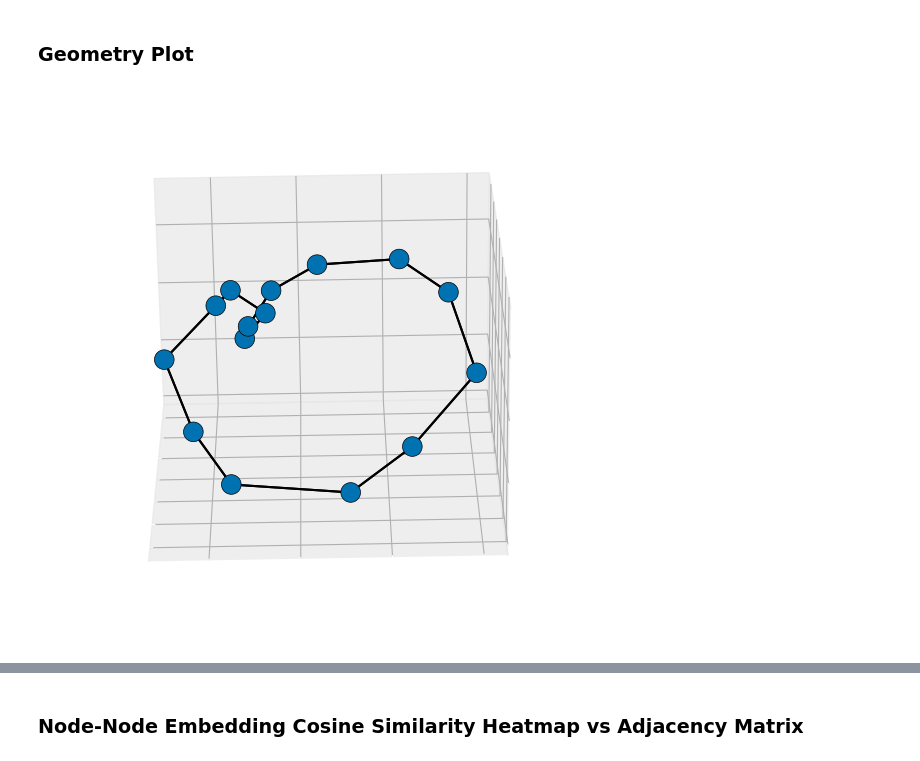
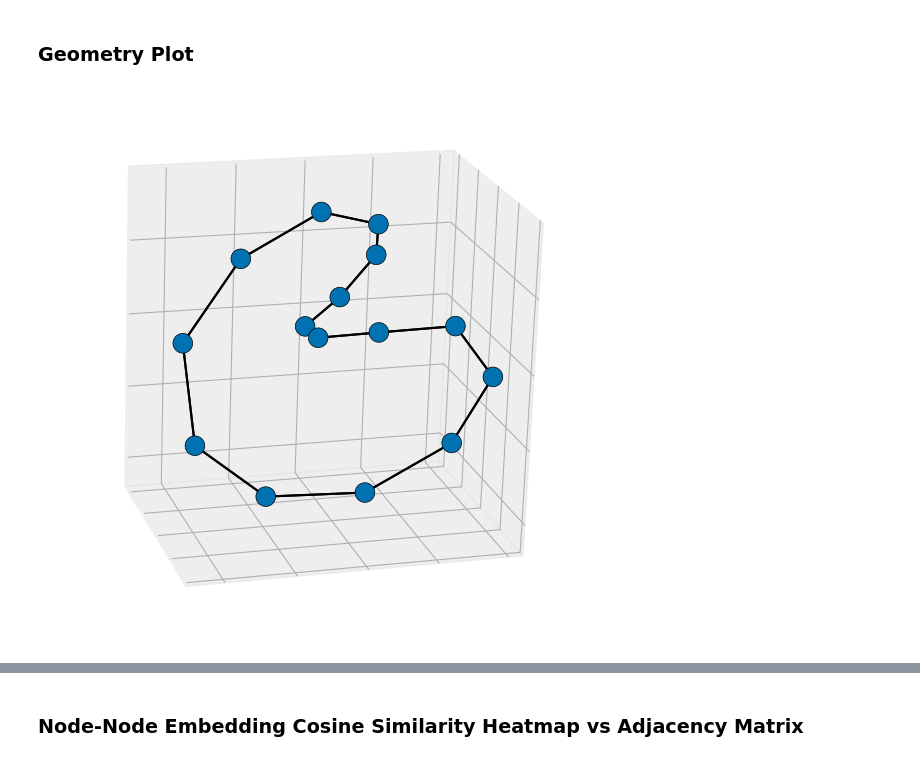
Before and after one commit to Shahriarnz14/Geometric_Memory, a Jupyter notebook: tiny_graphs_notebooks/experiment_notebooks_regularizers/tiny_neural_network_cycle_regularizers.ipynb, the cells around one changed output, grey strips where cells are left out. Saved outputs shown, nothing was run; the diff lists cells and outputs as text; code cells hidden in the pictures.

```diff
--- a/tiny_graphs_notebooks/experiment_notebooks_regularizers/tiny_neural_network_cycle_regularizers.ipynb
+++ b/tiny_graphs_notebooks/experiment_notebooks_regularizers/tiny_neural_network_cycle_regularizers.ipynb
@@ -1872,9 +1885,9 @@ Tiny cycle (V2) margins already computed: orig=-0.83, skewed=-1.57, acc=13.33%
 %matplotlib inline
 # %matplotlib widget
 
-cycle_v3_raw_elev = 25
-cycle_v3_raw_azim = -180
-cycle_v3_raw_roll = 1
+cycle_v3_raw_elev = -64
+cycle_v3_raw_azim = -130
+cycle_v3_raw_roll = 41
 
 # Styled plotting constants for this block
 cycle_v3_styled_view = {"elev": cycle_v3_raw_elev, "azim": cycle_v3_raw_azim, "roll": cycle_v3_raw_roll}
@@ -1884,34 +1897,34 @@ plot_stylized_embedding_graph(
     cycle_v3_reduced_embeddings,
     cycle_v3_edge_list,
     title="",
     view=cycle_v3_styled_view,
     root_node_index=cycle_v3_root_node_index,
     axis_permutation=cycle_v3_styled_axis_permutation,
     save_path=f"../saved_plots/regularization/{cycle_v3_context.args.graph_type}_{cycle_v3_context.args.model_architecture_label}_embedding_graph_geometric_selfEdges.pdf"
 );
 
 # ################
 # #Another Angle
 # ################
 
 # cycle_v3_raw_elev = 30
 # cycle_v3_raw_azim = -30
 # cycle_v3_raw_roll = 0
 
 # # Styled plotting constants for this block
 # cycle_v3_styled_view = {"elev": cycle_v3_raw_elev, "azim": cycle_v3_raw_azim, "roll": cycle_v3_raw_roll}
 # cycle_v3_styled_axis_permutation = (0, 1, 2)
 
 # plot_stylized_embedding_graph(
 #     cycle_v3_reduced_embeddings,
 #     cycle_v3_edge_list,
 #     title="",
 #     view=cycle_v3_styled_view,
 #     root_node_index=cycle_v3_root_node_index,
 #     axis_permutation=cycle_v3_styled_axis_permutation,
 # );
 # %% [output]
-[figure, old version]
+[figure, new version]
 # %%
 # Line-plot constants for this block
 cycle_v3_line_plot_title = ""
```
Also changed, not shown: parts of 66 cells of this notebook.
